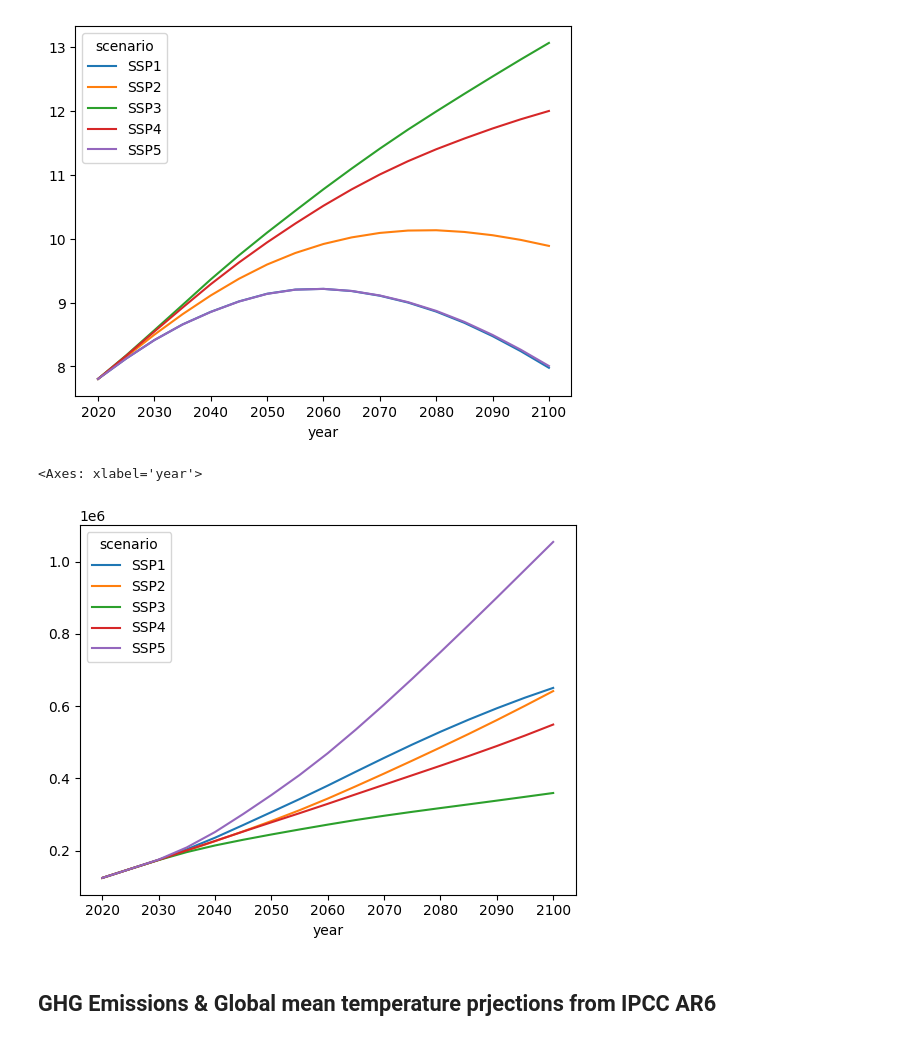
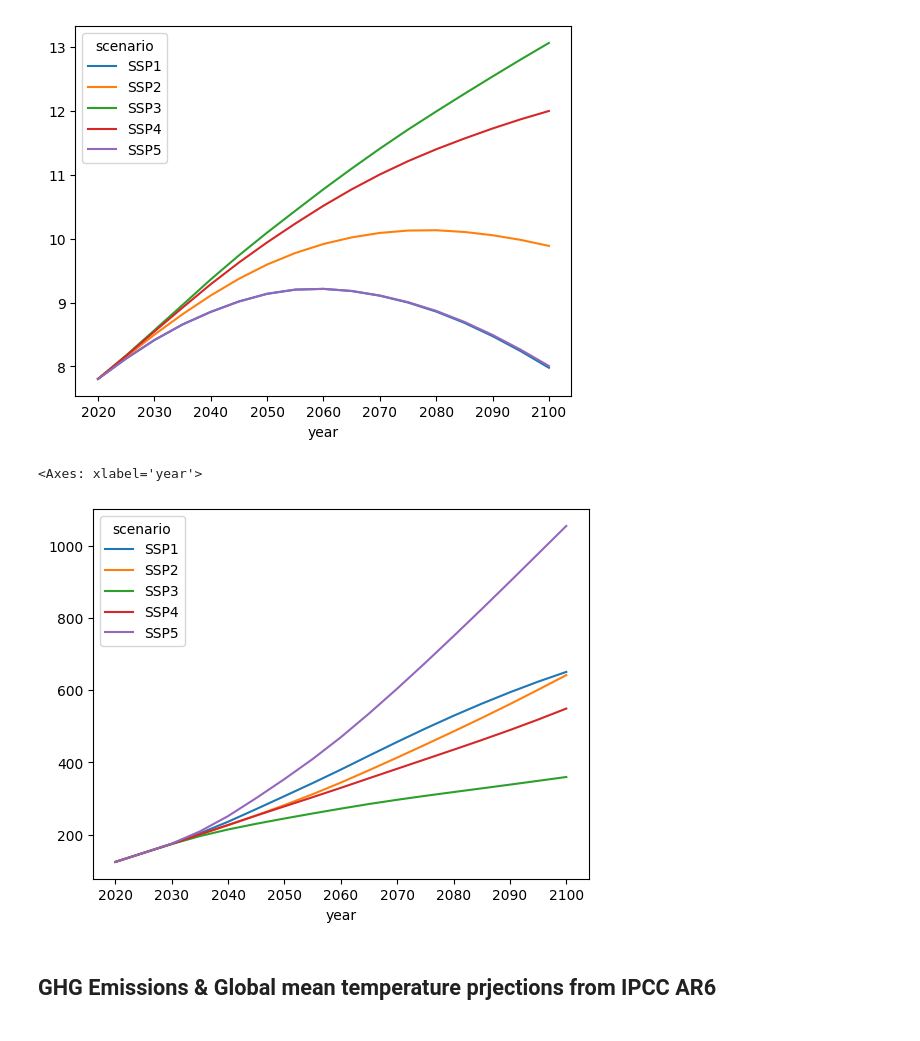
Before and after one commit to Robin-Castellani/pyconit25-future-climate-change, a Jupyter notebook: ssp_variables.ipynb, the cells around one changed output. Drawn from its saved outputs; the diff is of its cells as text; code cells hidden in the pictures.

Commit message:
Style: tweak the SSP variables plots

```diff
--- a/ssp_variables.ipynb
+++ b/ssp_variables.ipynb
@@ -121,29 +129,30 @@ population_projected_pivot.plot()
 # %%
 model = ["OECD ENV-Growth 2023"]
 variable = "GDP|PPP"
 region = "World"
 scenario = ["SSP1", "SSP2", "SSP3", "SSP4", "SSP5"]
 
 # get the data
 raw_data = conn.query(
     variable=variable,
     model=model,
     region=region,
     scenario=scenario,
 )
 
 # filter the gdp data and discard other columns
 data = raw_data.as_pandas()
 gdp_projected = data.loc[data["variable"] == variable, ["scenario", "year", "value"]]
 
 # pivot the data for better plotting
 gdp_projected_pivot = gdp_projected.pivot(
     columns="scenario", values="value", index="year"
 )
+gdp_projected_pivot /= 1e3  # from billion USD to trillion USD
 gdp_projected_pivot.plot()
 # %% [output]
 <Axes: xlabel='year'>
-[figure, old version]
+[figure, new version]
 # %% [markdown]
 ## GHG Emissions & Global mean temperature prjections from IPCC AR6
 # %%
```
Also changed, not shown: parts of 16 cells of this notebook.
